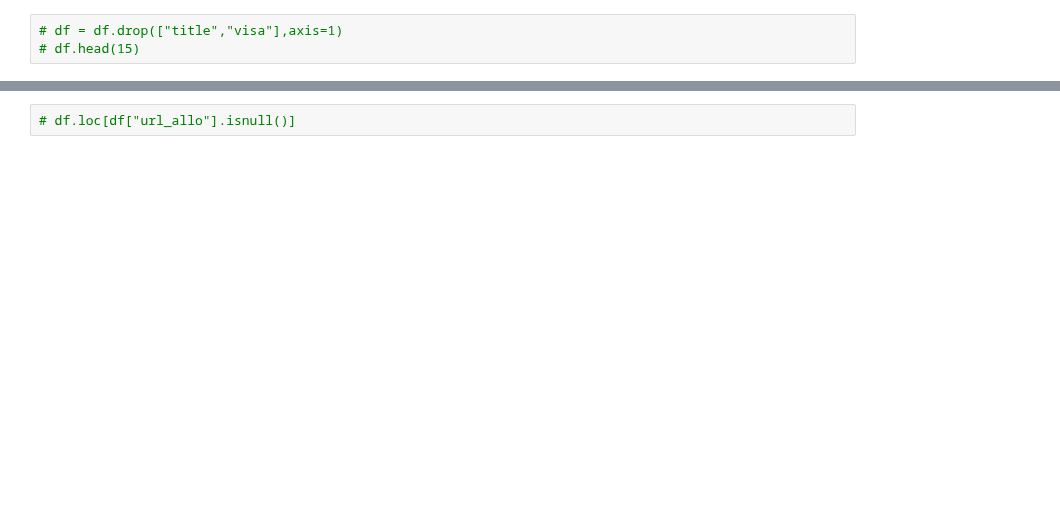
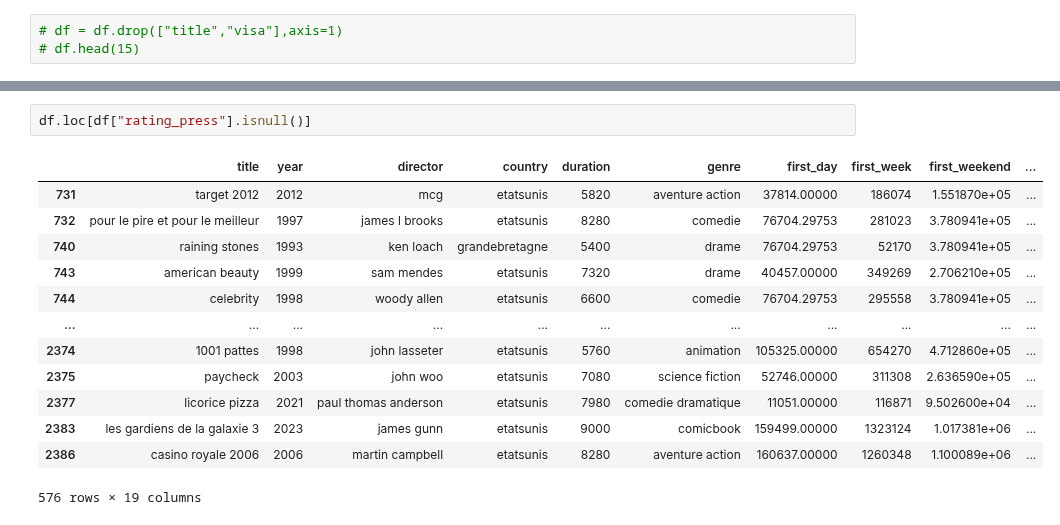
Before and after one commit to AFlo59/Brief_Popularity_Film, a Jupyter notebook: nettoyage/nettoyage.ipynb, the cells around one changed output, grey strips where cells are left out. Cells and saved outputs as stored; diff of their text form; blank space fills up the shorter version.

```diff
--- a/nettoyage/nettoyage.ipynb
+++ b/nettoyage/nettoyage.ipynb
@@ -64,6 +103,20 @@ award              721
 dtype: int64
 # %%
-# df.loc[df["url_allo"].isnull()]
+df.loc[df["rating_press"].isnull()]
+# %% [output]
+|  | title | year | director | country | duration | genre | first_day | first_week | first_weekend | ... |
+| 731 | target 2012 | 2012 | mcg | etatsunis | 5820 | aventure action | 37814.00000 | 186074 | 1.551870e+05 | ... |
+| 732 | pour le pire et pour le meilleur | 1997 | james l brooks | etatsunis | 8280 | comedie | 76704.29753 | 281023 | 3.780941e+05 | ... |
+| 740 | raining stones | 1993 | ken loach | grandebretagne | 5400 | drame | 76704.29753 | 52170 | 3.780941e+05 | ... |
+| 743 | american beauty | 1999 | sam mendes | etatsunis | 7320 | drame | 40457.00000 | 349269 | 2.706210e+05 | ... |
+| 744 | celebrity | 1998 | woody allen | etatsunis | 6600 | comedie | 76704.29753 | 295558 | 3.780941e+05 | ... |
+| ... | ... | ... | ... | ... | ... | ... | ... | ... | ... | ... |
+| 2374 | 1001 pattes | 1998 | john lasseter | etatsunis | 5760 | animation | 105325.00000 | 654270 | 4.712860e+05 | ... |
+| 2375 | paycheck | 2003 | john woo | etatsunis | 7080 | science fiction | 52746.00000 | 311308 | 2.636590e+05 | ... |
+| 2377 | licorice pizza | 2021 | paul thomas anderson | etatsunis | 7980 | comedie dramatique | 11051.00000 | 116871 | 9.502600e+04 | ... |
+| 2383 | les gardiens de la galaxie 3 | 2023 | james gunn | etatsunis | 9000 | comicbook | 159499.00000 | 1323124 | 1.017381e+06 | ... |
+| 2386 | casino royale 2006 | 2006 | martin campbell | etatsunis | 8280 | aventure action | 160637.00000 | 1260348 | 1.100089e+06 | ... |
+576 rows × 19 columns
 # %%
 colonnes_numeriques = ["first_day","first_weekend",'budget']
 
```
Also changed, not shown: parts of 9 cells of this notebook, 7 other files.
